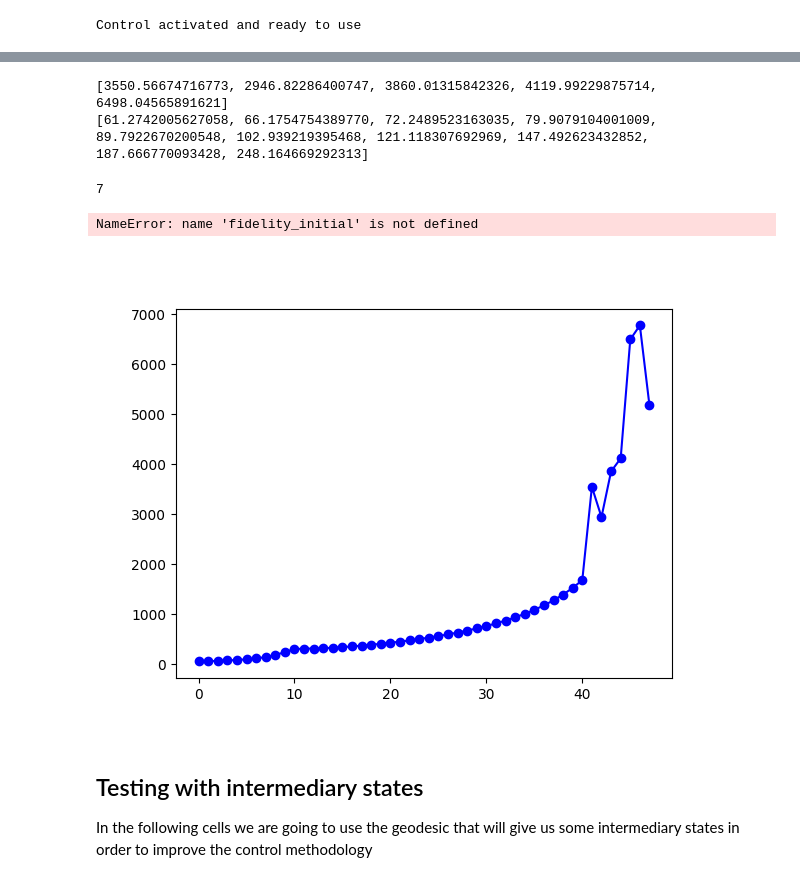
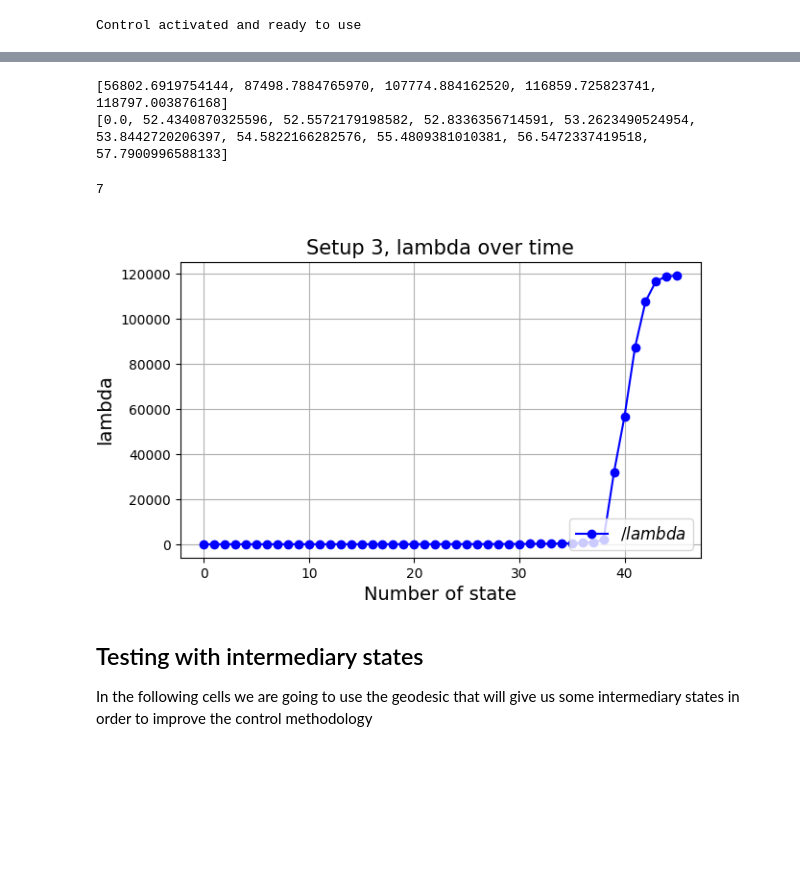
Before and after one commit to murogrande/Qcontrol_Geometry-of-density-matrices, a Jupyter notebook: plots fidelity-towards-intermediary.ipynb, the cells around one changed output, grey strips where cells are left out. Cells and saved outputs as stored; diff of their text form; code cells hidden in the pictures; blank space fills up the shorter version.

```diff
--- a/plots fidelity-towards-intermediary.ipynb
+++ b/plots fidelity-towards-intermediary.ipynb
@@ -67,8 +67,8 @@ plt.rc('figure', titlesize=BIGGER_SIZE)  # fontsize of the figure title
 # Test values
 #qsri = 1/np.sqrt(3)*np.array([1.0, 1.0, 0.9])
 #qssf = np.array([0.0, 0.9, 0.0])
-qsri = 1/np.sqrt(3)*np.array([0.7, 0.8, 0.8])
-qssf = 1/np.sqrt(3)*np.array([0.2, 0.9, 0.0])
+qsri = 1/np.sqrt(3)*np.array([0.0, 0.0, 0.99])
+qssf = 1/np.sqrt(3)*np.array([0.99, 0.0, 0.0])
 w0 = 5.0
 gamma_0 = 0.01
 gamma_c = 10
@@ -266,39 +258,38 @@ print(list_lambda_time[0:5])
 print(vec_lambda[0:10])
 len(list_lambda_time)
 # %% [output]
-[3550.56674716773, 2946.82286400747, 3860.01315842326, 4119.99229875714, 6498.04565891621]
-[61.2742005627058, 66.1754754389770, 72.2489523163035, 79.9079104001009, 89.7922670200548, 102.939219395468, 121.118307692969, 147.492623432852, 187.666770093428, 248.164669292313]
+[56802.6919754144, 87498.7884765970, 107774.884162520, 116859.725823741, 118797.003876168]
+[0.0, 52.4340870325596, 52.5572179198582, 52.8336356714591, 53.2623490524954, 53.8442720206397, 54.5822166282576, 55.4809381010381, 56.5472337419518, 57.7900996588133]
 7
 # %%
 list_lambda =  vec_lambda+list_lambda_time
 # create a figure and axes
 fig, ax = plt.subplots()
 
 # plot the data
-ax.plot(xaxis, list_lambda, '-o', color='blue',label="$/lambda$")
+ax.plot(xaxis, list_lambda[0:len(xaxis)], '-o', color='blue',label="$/lambda$")
 
 
 
 #####################
 
 # data without intermediary states
 #xaxis1 = [i for i in range(len(finalestados))]
 #ax.plot(xaxis1, listfidelities, '-*', color='green',label="Conti")
 #########################
 
 # add labels and title
 ax.set_xlabel('Number of state',fontsize=14)
 ax.set_ylabel('lambda',fontsize=14)
 ax.set_title('Setup 3, lambda over time',fontsize=15)
 plt.grid()
 fig = plt.gcf()
 fig.set_size_inches(7, 4)
 plt.legend(fontsize=12,loc='lower right')
 # show the plot
 plt.show()
 # %% [output]
-NameError: name 'fidelity_initial' is not defined
-[figure, old version]
+[figure, new version]
 # %% [markdown]
 ## Testing with intermediary states
 
```
Also changed, not shown: parts of 22 cells of this notebook, 2 other files.
